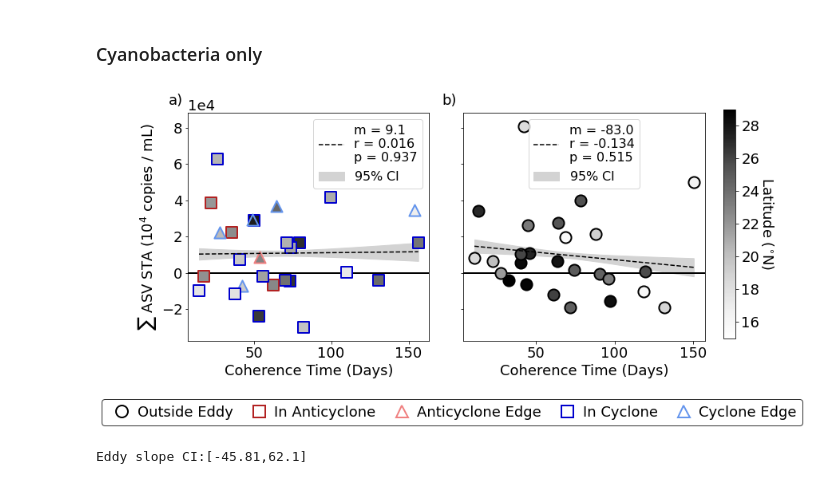
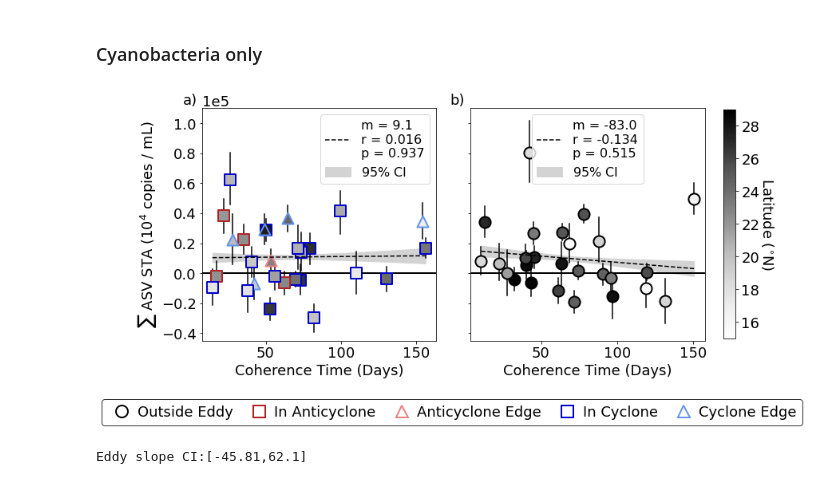
Before and after one commit to lexi-jones/G4_phyto_advection, a Jupyter notebook: phytoplankton_pipeline/dispersal_vs_eco_metrics_v10.ipynb, the cells around one changed output. Cells and saved outputs as stored; diff of their text form; code cells hidden in the pictures.

Commit message:
CIs added to scatter points

```diff
--- a/phytoplankton_pipeline/dispersal_vs_eco_metrics_v10.ipynb
+++ b/phytoplankton_pipeline/dispersal_vs_eco_metrics_v10.ipynb
@@ -456,6 +460,18 @@ def bootstrap_linear_regression(bootstrap_df,sample_inds):
         boot_fits.append([slope*i+intercept for i in coh_vals_sorted]) #regression y-vals
 
     return boot_fits, boot_slopes, coh_vals_sorted
+# %%
+def bootstrap_sample_CI(bootstrap_df,sample_inds):
+
+    coh_vals = div_merged_df.CMEMS_avg_coh[sample_inds] # x-vals on plot
+    lower_quant, upper_quant = [],[]
+
+    boot_df_ind_subset = bootstrap_df[sample_inds].iloc[:,1:] # the 1 index ignore the sample name column
+
+    lower_CI = bootstrap_df[sample_inds].iloc[:,1:].quantile(q=0.025, axis=1)
+    upper_CI = bootstrap_df[sample_inds].iloc[:,1:].quantile(q=0.975, axis=1)
+
+    return coh_vals, lower_CI, upper_CI
 # %%
 fig,ax = plt.subplots(1,2,figsize=(10.5,5.5)) # (width,height)
 
@@ -481,6 +497,16 @@ ax[1].fill_between(bg_x_vals,bg_fit_lower,bg_fit_upper,color='lightgray',label='
 
 ########################## SCATTER PLOTS #########################
 
+# 95% sample confidence intervals
+eddy_x_vals, eddy_lower_CI, eddy_upper_CI = bootstrap_sample_CI(euk_group_boot_sum,eddy_inds)
+for i in eddy_x_vals.index:
+    ax[0].plot([eddy_x_vals[i],eddy_x_vals[i]],[eddy_lower_CI[i],eddy_upper_CI[i]],c='k',zorder=0)
+
+bg_x_vals, bg_lower_CI, bg_upper_CI = bootstrap_sample_CI(euk_group_boot_sum,bg_inds)
+for i in bg_x_vals.index:
+    ax[1].plot([bg_x_vals[i],bg_x_vals[i]],[bg_lower_CI[i],bg_upper_CI[i]],c='k',zorder=0)
+
+# Overlay scatter points
 sub_plot_param_v_coherence(ax[0],div_merged_df.Eukaryotes,div_merged_df.CMEMS_avg_coh,colorbar='lat',
                             include_cyc=True,include_anti=True,include_bg=False)
 sc = sub_plot_param_v_coherence(ax[1],div_merged_df.Eukaryotes,div_merged_df.CMEMS_avg_coh,labels=False,colorbar='lat',
@@ -534,5 +560,5 @@ legend.legendPatch.set_edgecolor("k")
 ############################################################
 
 plt.tight_layout()
-#plt.savefig(euk_paper_dir + 'figs/prelim/coh_vs_abundance_15km_edge_euk_only_v4.pdf',dpi=350, bbox_inches='tight', format='pdf')
+#plt.savefig(euk_paper_dir + 'figs/prelim/coh_vs_abundance_15km_edge_euk_only_v5.pdf',dpi=350, bbox_inches='tight', format='pdf')
 # %% [output]
@@ -575,6 +601,15 @@ ax[1].fill_between(bg_x_vals,bg_fit_lower,bg_fit_upper,zorder=0,color='lightgray
 
 ########################## SCATTER PLOTS #########################
 
+# 95% sample confidence intervals
+eddy_x_vals, eddy_lower_CI, eddy_upper_CI = bootstrap_sample_CI(cyan_group_boot_sum,eddy_inds)
+for i in eddy_x_vals.index:
+    ax[0].plot([eddy_x_vals[i],eddy_x_vals[i]],[eddy_lower_CI[i],eddy_upper_CI[i]],c='k',zorder=0)
+
+bg_x_vals, bg_lower_CI, bg_upper_CI = bootstrap_sample_CI(cyan_group_boot_sum,bg_inds)
+for i in bg_x_vals.index:
+    ax[1].plot([bg_x_vals[i],bg_x_vals[i]],[bg_lower_CI[i],bg_upper_CI[i]],c='k',zorder=0)
+
 sub_plot_param_v_coherence(ax[0],div_merged_df.Cyanobacteria,div_merged_df.CMEMS_avg_coh,colorbar='lat',
                             include_cyc=True,include_anti=True,include_bg=False)
 sc = sub_plot_param_v_coherence(ax[1],div_merged_df.Cyanobacteria,div_merged_df.CMEMS_avg_coh,labels=False,colorbar='lat',
@@ -594,43 +629,49 @@ ax[1].set_xlabel('Coherence Time (Days)')
 #ax[0].set_title('Outside Eddies\n')
 #ax[1].set_title('In Eddy or Eddy Edge\n')
 
-ax[0].text(-5,9.25*(10**4),'a)')
-ax[1].text(-10,9.25*(10**4),'b)')
 
 # Colorbar
 cb_ax = fig.add_axes([1, 0.175, 0.02, 0.725]) # [left, bottom, width, height]
 cbar = fig.colorbar(sc, cax=cb_ax)
 cb_ax.tick_params(axis='both', labelsize=fontsize)
 cb_ax.set_ylabel('Latitude ($^{\circ}$N)',rotation=270,labelpad=20,fontsize=fontsize)
 
 ########################## LEGENDS #########################
 
 ax[0].legend(fontsize=16)
 ax[1].legend(fontsize=16)
 
 
 legend_elements = [Line2D([0], [0], marker='o', color='w', label='Outside Eddy', markeredgecolor='k', markersize=15,markeredgewidth=2),
                     Line2D([0], [0], marker='s', color='w', label='In Anticyclone', markeredgecolor='firebrick', markersize=15,markeredgewidth=2),
                     Line2D([0], [0], marker='^', color='w', label='Anticyclone Edge', markeredgecolor='lightcoral', markersize=15,markeredgewidth=2),
                     Line2D([0], [0], marker='s', color='w', label='In Cyclone', markeredgecolor='mediumblue', markersize=15,markeredgewidth=2),
                     Line2D([0], [0], marker='^', color='w', label='Cyclone Edge', markeredgecolor='cornflowerblue', markersize=15,markeredgewidth=2)]
 
 legend = plt.legend(handles=legend_elements,
     loc="lower center", # "upper center" puts it below the line
     ncol=5,
     bbox_to_anchor=(0.55, -0.1),
     borderaxespad=0,
     bbox_transform=fig.transFigure,
     handletextpad=0.07,
     columnspacing=0.8)
 legend.legendPatch.set_edgecolor("k")
 
 ############################################################
 
+# Manually adjusting ylim to fit error bars
+for a in ax:
+    a.set_ylim([-4.5*(10**4),11*(10**4)])
+
+
+ax[0].text(-5,11.25*(10**4),'a)')
+ax[1].text(-10,11.25*(10**4),'b)')
+
 plt.tight_layout()
-#plt.savefig(euk_paper_dir + 'figs/supp/coh_vs_abundance_15km_edge_cyan_only_v4.pdf',dpi=350, bbox_inches='tight', format='pdf')
+#plt.savefig(euk_paper_dir + 'figs/supp/coh_vs_abundance_15km_edge_cyan_only_v5.pdf',dpi=350, bbox_inches='tight', format='pdf')
 # %% [output]
-[figure, old version]
+[figure, new version]
 # %%
 print('Eddy slope CI:[%s,%s]'%(round(np.quantile(eddy_boot_slopes,0.025,axis=0),2),
                                round(np.quantile(eddy_boot_slopes,0.975,axis=0),2)))
```
Also changed, not shown: parts of 7 cells of this notebook, 2 other files.
